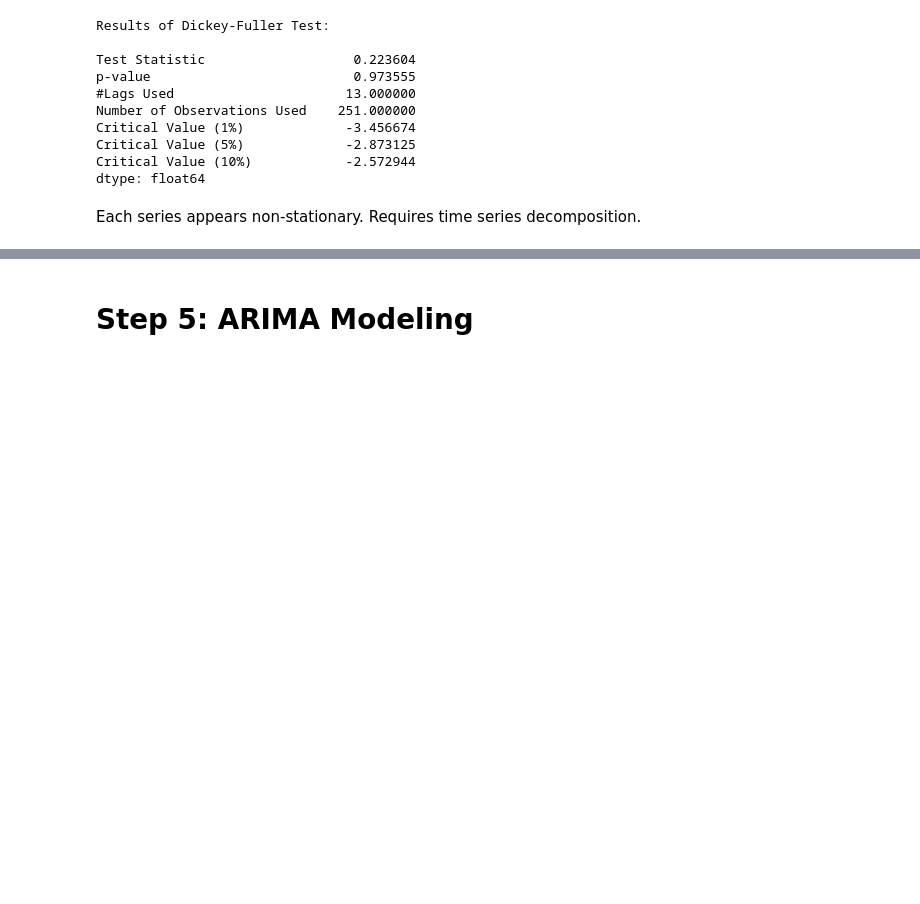
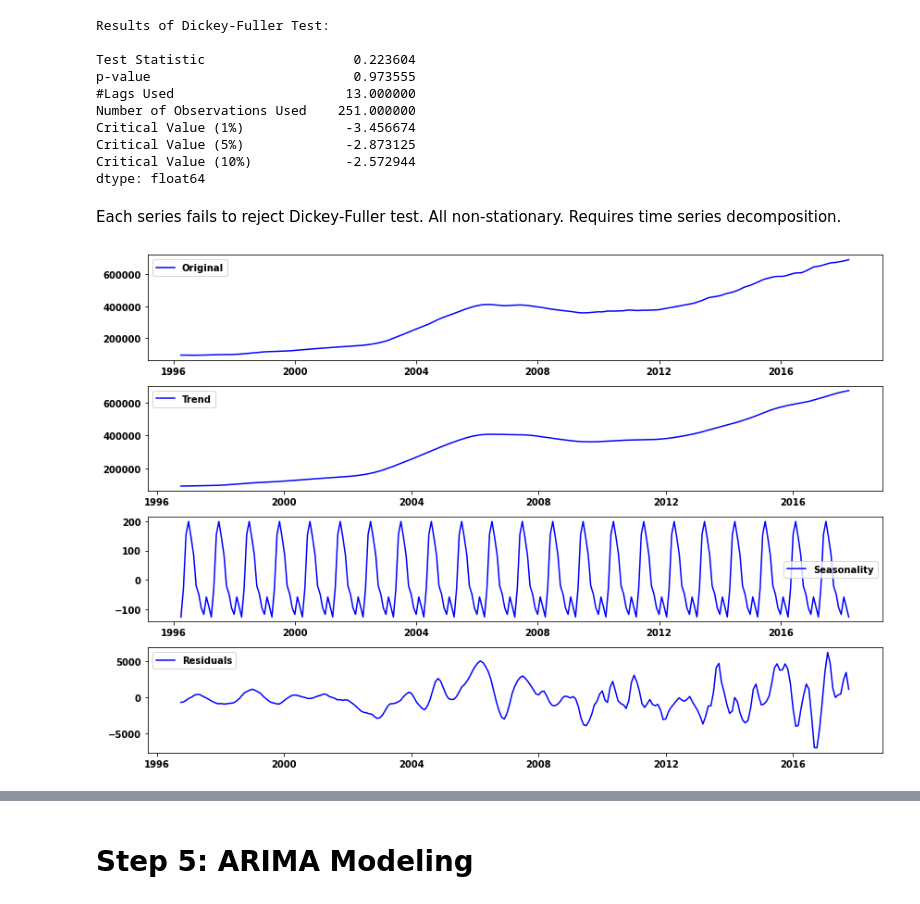
Before and after one commit to yehcolum/ZillowTimeSeries, a Jupyter notebook: time-series/Zillow Data Time Series Analysis.ipynb, the cells around one changed output, grey strips where cells are left out. Cells and saved outputs as stored; diff of their text form; code cells hidden in the pictures; blank space fills up the shorter version.

Commit message:
seasonal decompose

```diff
--- a/time-series/Zillow Data Time Series Analysis.ipynb
+++ b/time-series/Zillow Data Time Series Analysis.ipynb
@@ -319,4 +315,4 @@ Critical Value (5%)             -2.873125
 Critical Value (10%)            -2.572944
 dtype: float64
 # %% [markdown]
-Each series appears non-stationary. Requires time series decomposition.
+Each series fails to reject Dickey-Fuller test. All non-stationary. Requires time series decomposition.
@@ -322,0 +324,24 @@ Each series appears non-stationary. Requires time series decomposition.
+# %%
+decomposition_r1 = seasonal_decompose(melted_r1)
+# %%
+trend_r1 = decomposition_r1.trend
+seasonal_r1 = decomposition_r1.seasonal
+residual_r1 = decomposition_r1.resid
+
+# Plot gathered statistics
+plt.figure(figsize=(12,8))
+plt.subplot(411)
+plt.plot(melted_r1, label='Original', color='blue')
+plt.legend(loc='best')
+plt.subplot(412)
+plt.plot(trend_r1, label='Trend', color='blue')
+plt.legend(loc='best')
+plt.subplot(413)
+plt.plot(seasonal_r1,label='Seasonality', color='blue')
+plt.legend(loc='best')
+plt.subplot(414)
+plt.plot(residual_r1, label='Residuals', color='blue')
+plt.legend(loc='best')
+plt.tight_layout()
+# %% [output]
+[figure, added]
```
Also changed, not shown: parts of 8 cells of this notebook.
